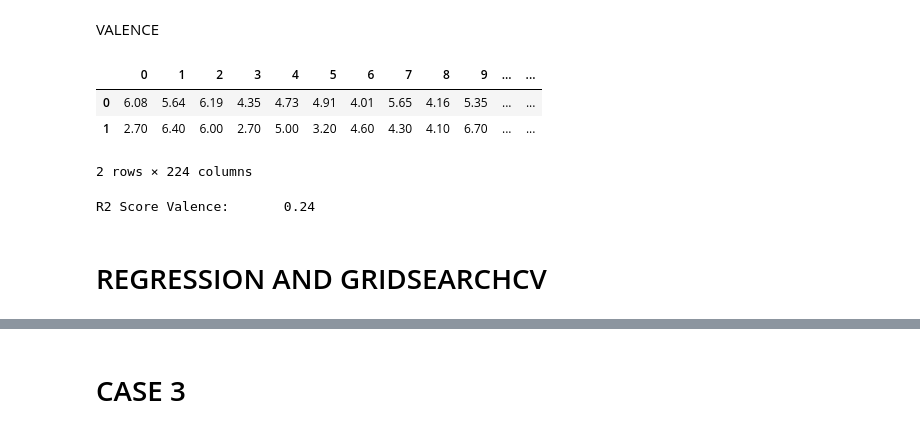
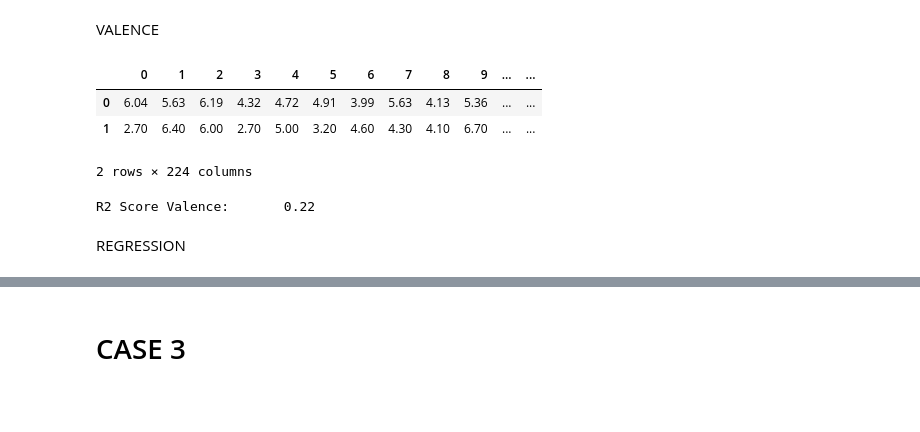
Before and after one commit to TegarSU/AsikYesAjigile, a Jupyter notebook: TrySVR.ipynb, the cells around one changed output, grey strips where cells are left out. Cells and saved outputs as stored; diff of their text form; code cells hidden in the pictures; blank space fills up the shorter version.

```diff
--- a/TrySVR.ipynb
+++ b/TrySVR.ipynb
@@ -137,18 +172,9 @@ datafitur = "case2" #CASE 2
 data,arousal_mean,valence_mean = load(datafitur) #Load
 print(data.shape)
 
-train_data_a, test_data_a, train_values_a, test_values_a = split(data,arousal_mean) #split arousal
-train_data_v, test_data_v, train_values_v, test_values_v = split(data,valence_mean) #split valence
+# normalized = preprocessing.normalize(data)
 
-svr_case1_a = SVR(kernel='rbf',C=1e4,gamma =1e-9) #init Arousal
-svr_case1_v = SVR(kernel='rbf',C=1e5,gamma =1e-10) #init Valence
-
-#Predict Valence
-a_v,df_v = predict(train_data_v,train_values_v,test_data_v,test_values_v,svr_case1_v)
-#Predict Arousal
-a_a,df_a = predict(train_data_a,train_values_a,test_data_a,test_values_a,svr_case1_a)
-
-r2_a = score(a_a,test_values_a) #Score Arousal
-r2_vv = score(a_v,test_values_v) #Score Valence
+train_data_a, test_data_a, train_values_a, test_values_a = split(data.round(2),arousal_mean) #split arousal
+train_data_v, test_data_v, train_values_v, test_values_v = split(data.round(2),valence_mean) #split valence
 # %% [output]
 (744, 34)
@@ -163,0 +194,3 @@ parameter Valence:       {'C': 100000.0, 'gamma': 1e-10}
+# %%
+svr_case2_a = SVR(kernel='rbf',C=1e4,gamma=1e-9,cache_size=500) #init Arousal
+svr_case2_v = SVR(kernel='rbf',C=1e5,gamma=1e-10,cache_size=500) #init Valence
@@ -164,3 +199,14 @@ parameter Valence:       {'C': 100000.0, 'gamma': 1e-10}
+# %%
+# #Predict Arousal
+a_a,train_a,df2_a = predict(train_data_a, train_values_a, test_data_a, test_values_a, svr_case2_a)
+# #Predict Valence
+a_v,train_v,df2_v = predict(train_data_v, train_values_v, test_data_v, test_values_v, svr_case2_v)
+
+save_model(train_a,datafitur,'arousal/') #save model Arousal
+save_model(train_v,datafitur,'valence/') #save model Valence
+
+r2_a = score(a_a,test_values_a) #Score Arousal
+r2_v = score(a_v,test_values_v) #Score Valence
 # %% [markdown]
 AROUSAL
 # %%
@@ -176,14 +223,13 @@ R2 Score Arousal:       0.65
 # %% [markdown]
 VALENCE
 # %%
-df_v = df_v.round(2)
-display(df_v.head())
+df2_v = df2_v.round(2)
+
+display(df2_v.head())
 print("R2 Score Valence:\t%0.2f" % r2_v)
 # %% [output]
 |  | 0 | 1 | 2 | 3 | 4 | 5 | 6 | 7 | 8 | 9 | ... | ... |
-| 0 | 6.08 | 5.64 | 6.19 | 4.35 | 4.73 | 4.91 | 4.01 | 5.65 | 4.16 | 5.35 | ... | ... |
+| 0 | 6.04 | 5.63 | 6.19 | 4.32 | 4.72 | 4.91 | 3.99 | 5.63 | 4.13 | 5.36 | ... | ... |
 | 1 | 2.70 | 6.40 | 6.00 | 2.70 | 5.00 | 3.20 | 4.60 | 4.30 | 4.10 | 6.70 | ... | ... |
 2 rows × 224 columns
-R2 Score Valence:       0.24
+R2 Score Valence:       0.22
-# %% [markdown]
-# REGRESSION AND GRIDSEARCHCV
@@ -195,0 +238,2 @@ scores_v = regresion(svr_v,data,valence_mean) #Arousal Regression
+# %% [markdown]
+REGRESSION
```
Also changed, not shown: parts of 79 cells of this notebook, 2 other files.
